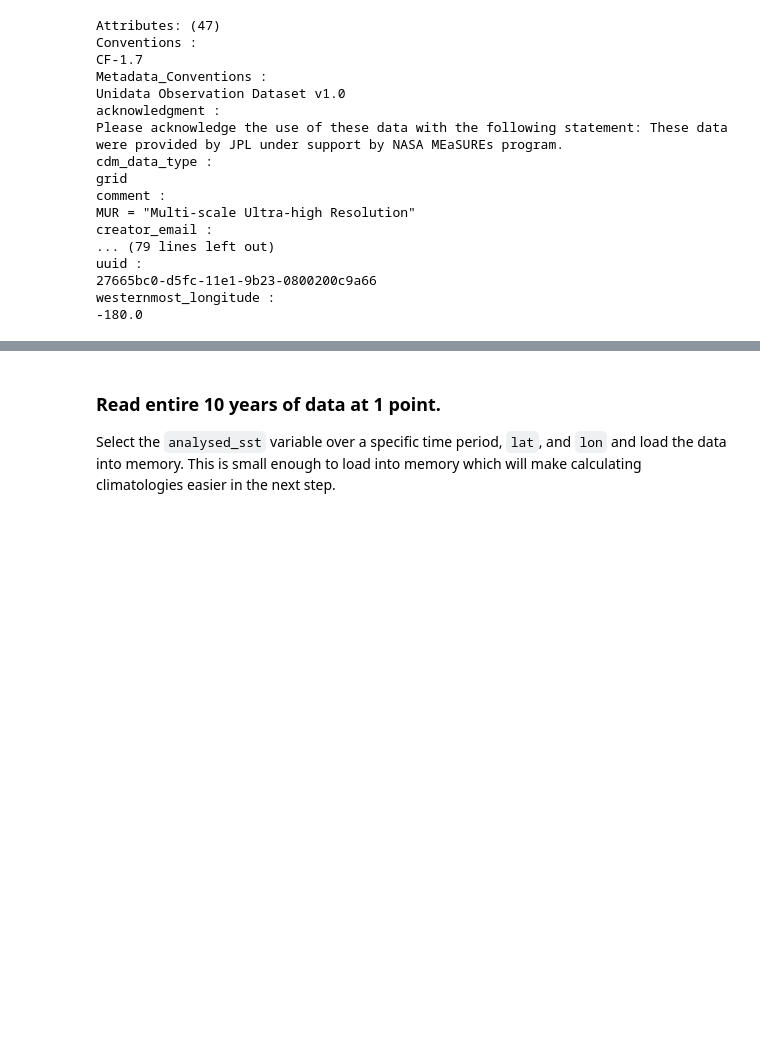
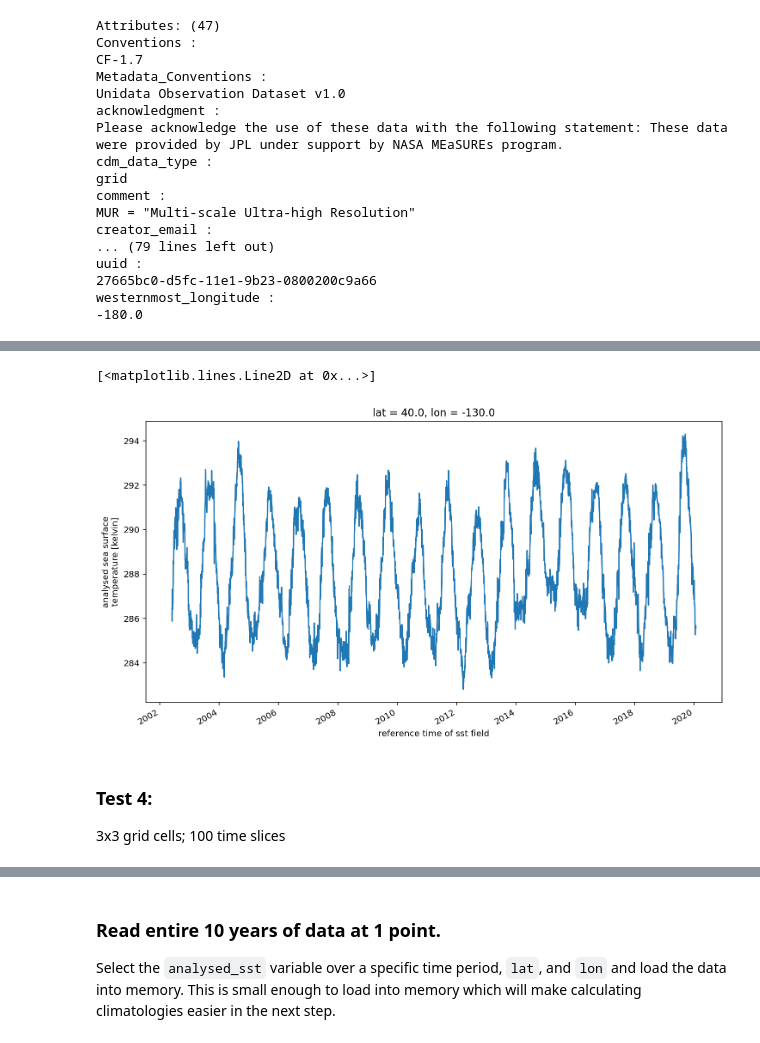
Before and after one commit to asteiker/osm2020tutorial, a Jupyter notebook: AWS-notebooks/zarr-time-series-analysis.ipynb, the cells around one changed output, grey strips where cells are left out. Saved outputs shown, nothing was run; the diff lists cells and outputs as text; code cells hidden in the pictures; blank space fills up the shorter version.

```diff
--- a/AWS-notebooks/zarr-time-series-analysis.ipynb
+++ b/AWS-notebooks/zarr-time-series-analysis.ipynb
@@ -206,0 +303,7 @@ Single grid cell	(-129.995, 39.995, -129.995, 39.995)	/analysed_sst[][5000][5000
+# %%
+%%time
+
+sst_timeseries = ds_sst['analysed_sst'].sel(time = slice('2002-05-31','2021-08-12'),
+                                            lat  = 40,
+                                            lon  = -130
+                                           ).load()
@@ -206,0 +330,8 @@ Single grid cell	(-129.995, 39.995, -129.995, 39.995)	/analysed_sst[][5000][5000
+# %%
+sst_timeseries.plot()
+# %% [output]
+[<matplotlib.lines.Line2D at 0x...>]
+[figure, added]
+# %% [markdown]
+### Test 4:
+3x3 grid cells; 100 time slices
```
Also changed, not shown: parts of 37 cells of this notebook.
